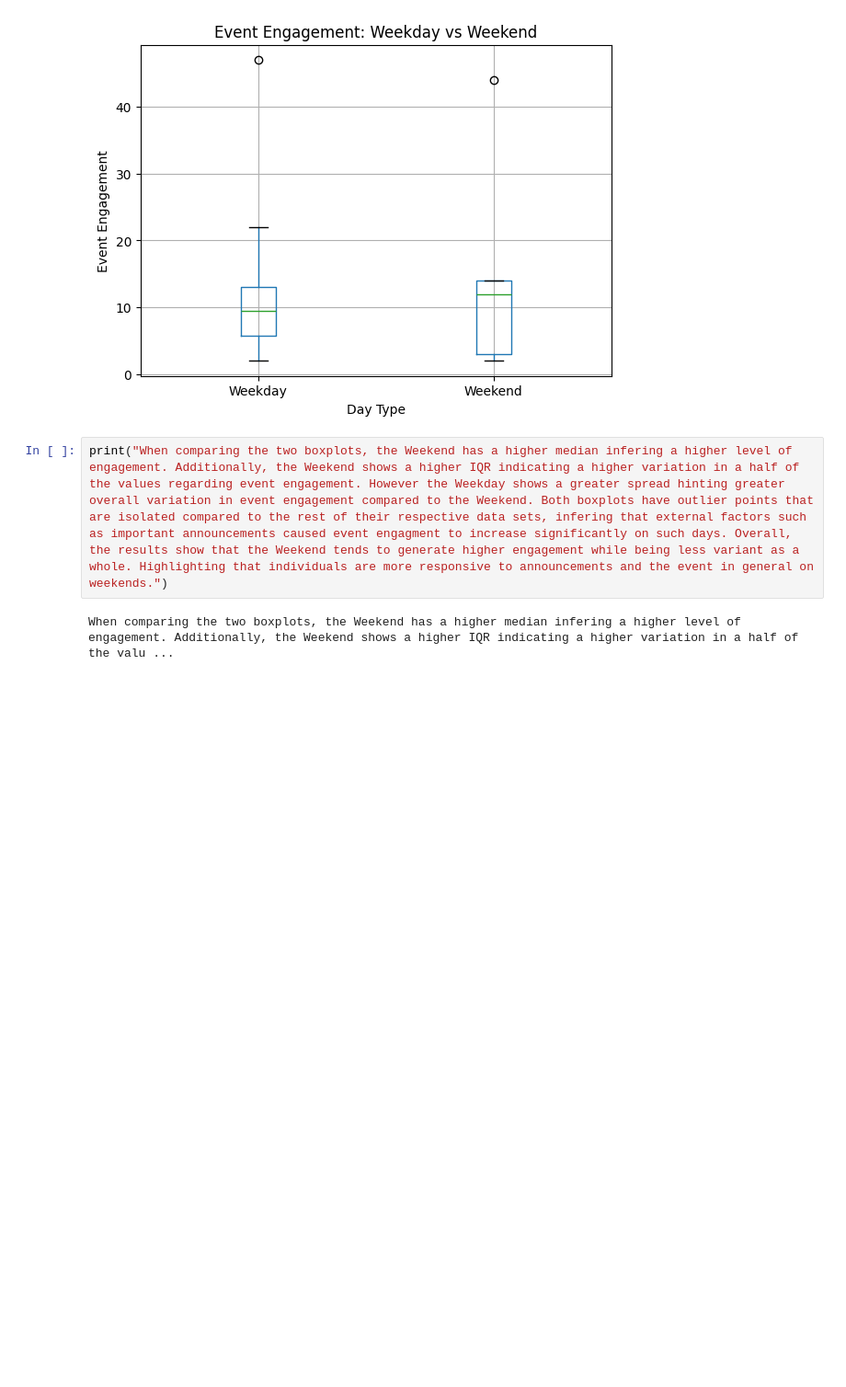
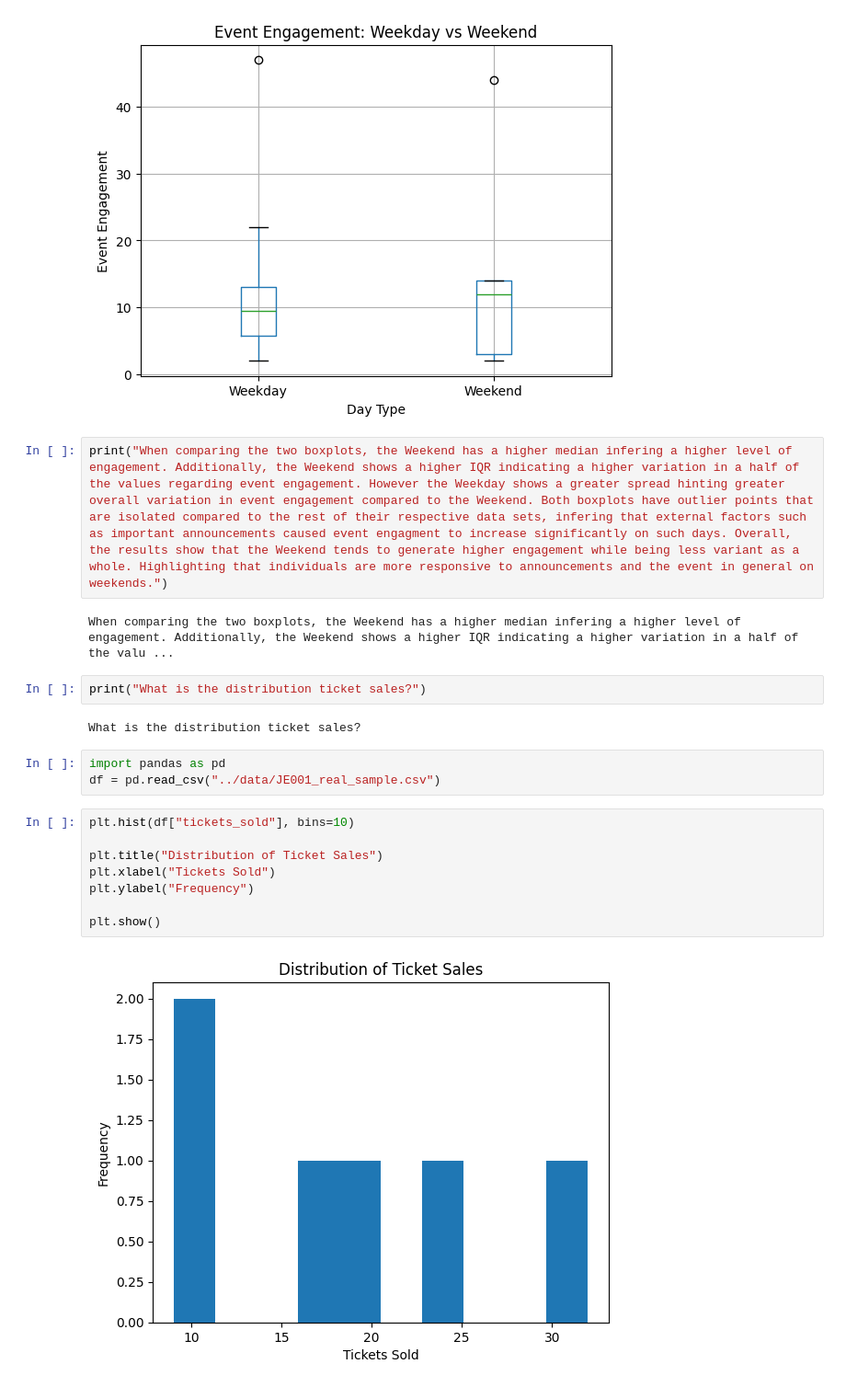
Before and after one commit to alexjones602/finance-data-learning, a Jupyter notebook: notebooks/JE001_mini_project_report.ipynb, the cells around one changed output. Shown at 92% size. Cells and saved outputs as stored; diff of their text form; blank space fills up the shorter version.

Commit message:
Added JE001 Ticket sales distribution

```diff
--- a/notebooks/JE001_mini_project_report.ipynb
+++ b/notebooks/JE001_mini_project_report.ipynb
@@ -153,3 +153,20 @@ plt.show()
 print("When comparing the two boxplots, the Weekend has a higher median infering a higher level of engagement. Additionally, the Weekend shows a higher IQR indicating a higher variation in a half of the values regarding event engagement. However the Weekday shows a greater spread hinting greater overall variation in event engagement compared to the Weekend. Both boxplots have outlier points that are isolated compared to the rest of their respective data sets, infering that external factors such as important announcements caused event engagment to increase significantly on such days. Overall, the results show that the Weekend tends to generate higher engagement while being less variant as a whole. Highlighting that individuals are more responsive to announcements and the event in general on weekends.")
 # %% [output]
 When comparing the two boxplots, the Weekend has a higher median infering a higher level of engagement. Additionally, the Weekend shows a higher IQR indicating a higher variation in a half of the valu ...
+# %%
+print("What is the distribution ticket sales?")
+# %% [output]
+What is the distribution ticket sales?
+# %%
+import pandas as pd
+df = pd.read_csv("../data/JE001_real_sample.csv")
+# %%
+plt.hist(df["tickets_sold"], bins=10)
+
+plt.title("Distribution of Ticket Sales")
+plt.xlabel("Tickets Sold")
+plt.ylabel("Frequency")
+
+plt.show()
+# %% [output]
+[figure, added]
```
Also changed, not shown: parts of 1 cell of this notebook.
